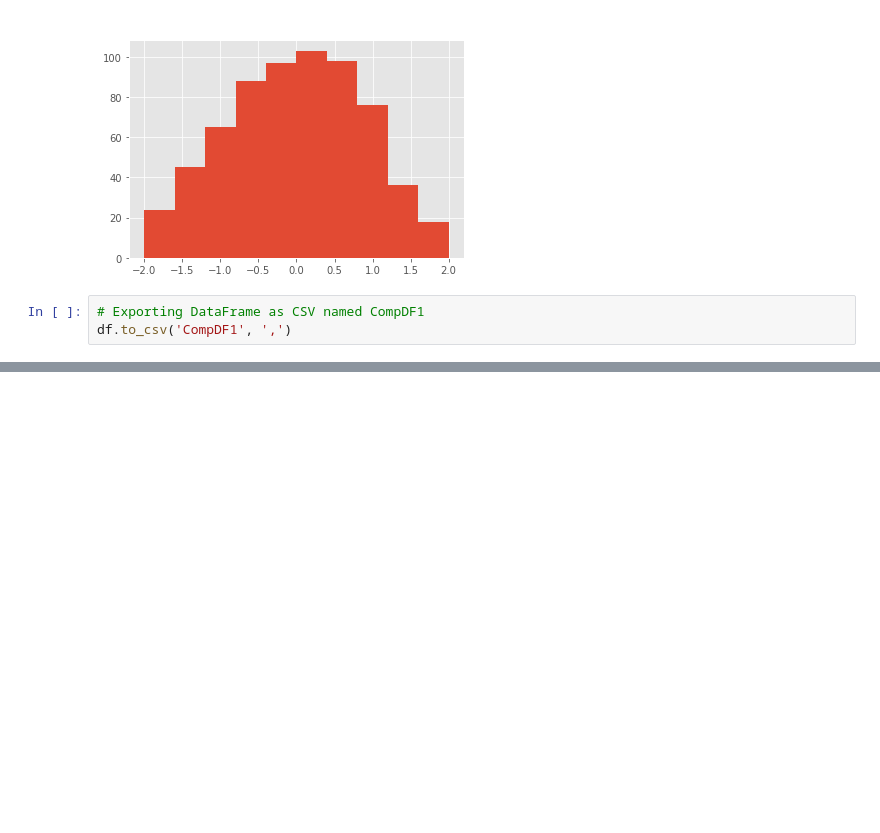
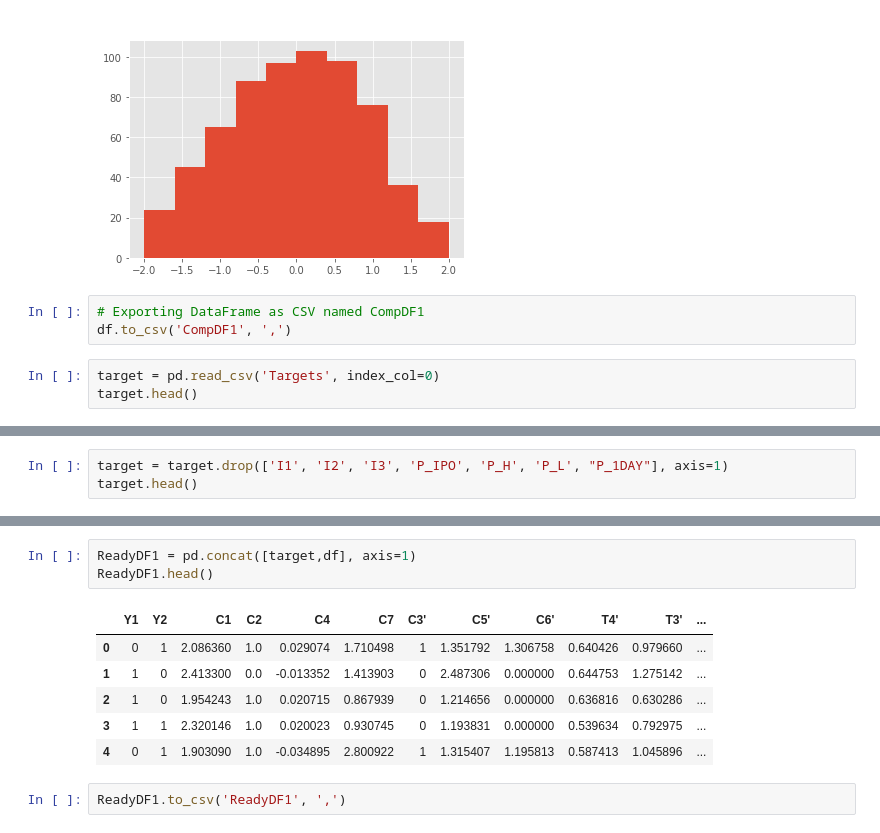
Before and after one commit to BA545-SP2019/2019-competition1-jkj, a Jupyter notebook: Pipeline 1 (Z-Score)/Normalization (ZScore).ipynb, the cells around one changed output, grey strips where cells are left out. Drawn from its saved outputs; the diff is of its cells as text; blank space fills up the shorter version.

Commit message:
READY

```diff
--- a/Pipeline 1 (Z-Score)/Normalization (ZScore).ipynb
+++ b/Pipeline 1 (Z-Score)/Normalization (ZScore).ipynb
@@ -166,3 +166,6 @@ Text(0.5, 1.0, "Normalized S3'")
 # %%
 # Exporting DataFrame as CSV named CompDF1
 df.to_csv('CompDF1', ',')
+# %%
+target = pd.read_csv('Targets', index_col=0)
+target.head()
@@ -168,0 +179,3 @@ df.to_csv('CompDF1', ',')
+# %%
+target = target.drop(['I1', 'I2', 'I3', 'P_IPO', 'P_H', 'P_L', "P_1DAY"], axis=1)
+target.head()
@@ -168,0 +189,12 @@ df.to_csv('CompDF1', ',')
+# %%
+ReadyDF1 = pd.concat([target,df], axis=1)
+ReadyDF1.head()
+# %% [output]
+|  | Y1 | Y2 | C1 | C2 | C4 | C7 | C3' | C5' | C6' | T4' | T3' | ... |
+| 0 | 0 | 1 | 2.086360 | 1.0 | 0.029074 | 1.710498 | 1 | 1.351792 | 1.306758 | 0.640426 | 0.979660 | ... |
+| 1 | 1 | 0 | 2.413300 | 0.0 | -0.013352 | 1.413903 | 0 | 2.487306 | 0.000000 | 0.644753 | 1.275142 | ... |
+| 2 | 1 | 0 | 1.954243 | 1.0 | 0.020715 | 0.867939 | 0 | 1.214656 | 0.000000 | 0.636816 | 0.630286 | ... |
+| 3 | 1 | 1 | 2.320146 | 1.0 | 0.020023 | 0.930745 | 0 | 1.193831 | 0.000000 | 0.539634 | 0.792975 | ... |
+| 4 | 0 | 1 | 1.903090 | 1.0 | -0.034895 | 2.800922 | 1 | 1.315407 | 1.195813 | 0.587413 | 1.045896 | ... |
+# %%
+ReadyDF1.to_csv('ReadyDF1', ',')
```
Also changed, not shown: parts of 6 cells of this notebook, 4 other files.
